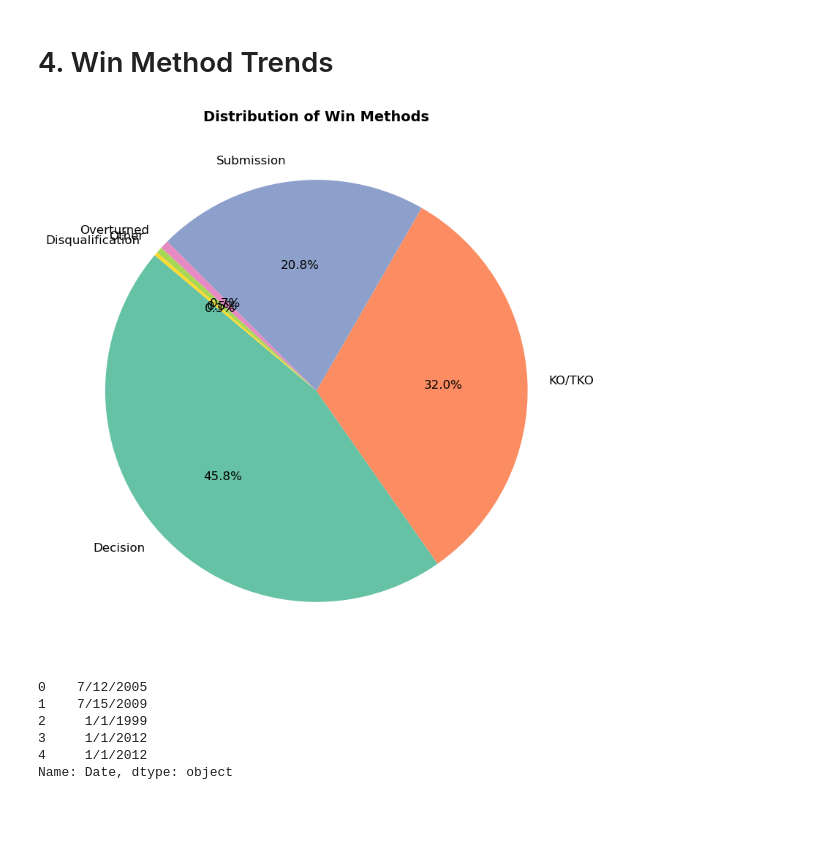
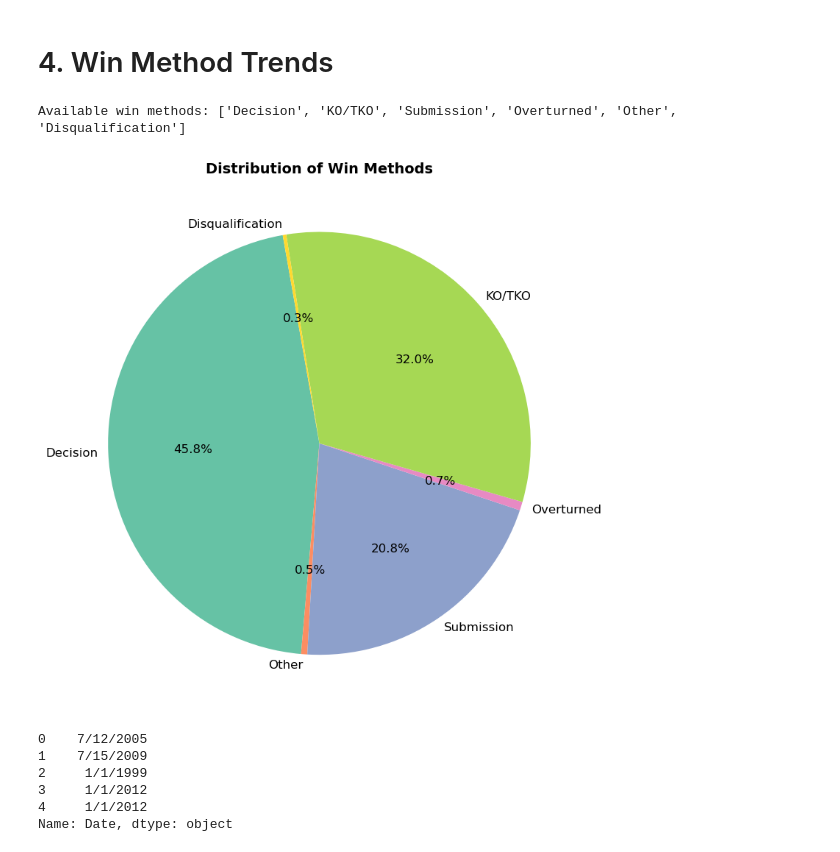
Before and after one commit to Chance-1680/Group7-UFC-Fights, a Jupyter notebook: notebooks/Data_Analysis_UFC.ipynb, the cells around one changed output. Cells and saved outputs as stored; diff of their text form; code cells hidden in the pictures; blank space fills up the shorter version.

```diff
--- a/notebooks/Data_Analysis_UFC.ipynb
+++ b/notebooks/Data_Analysis_UFC.ipynb
@@ -266,16 +261,32 @@ Name: Win_Method_Simple, dtype: int64
 # %% [markdown]
 # 4. Win Method Trends
 # %%
-# Win Method Trends:
-plt.figure(figsize=(8, 8))
-colors = sns.color_palette('Set2', n_colors=len(method_counts))
-method_counts.plot.pie(autopct='%1.1f%%', startangle=140, colors=colors, textprops={'fontsize': 12})
-plt.ylabel('')
-plt.title('Distribution of Win Methods', fontsize=14, fontweight='bold')
-plt.tight_layout()
-plt.show()
+# Preview actual labels
+print("Available win methods:", method_counts.index.tolist())
 # %% [output]
-[figure, removed]
+Available win methods: ['Decision', 'KO/TKO', 'Submission', 'Overturned', 'Other', 'Disqualification']
+# %%
+# Win Method Trends:
+custom_order = ['Decision','Other','Submission', 'Overturned', 'KO/TKO', 'Disqualification']
+method_counts = method_counts[custom_order]
+
+plt.figure(figsize=(8, 8))
+colors = sns.color_palette('Set2', n_colors=len(method_counts))
+
+method_counts.plot.pie(
+    autopct='%1.1f%%',
+    startangle=100,
+    colors=colors,
+    textprops={'fontsize': 12},
+    labeldistance=1.05
+)
+
+plt.ylabel('')
+plt.title('Distribution of Win Methods', fontsize=14, fontweight='bold')
+plt.tight_layout()
+plt.show()
+# %% [output]
+[figure, added]
 # %%
 # Fight Frequency Over Time: Visualize how active fighters are across their careers.
 # Check Date column
```
Also changed, not shown: parts of 3 cells of this notebook.
